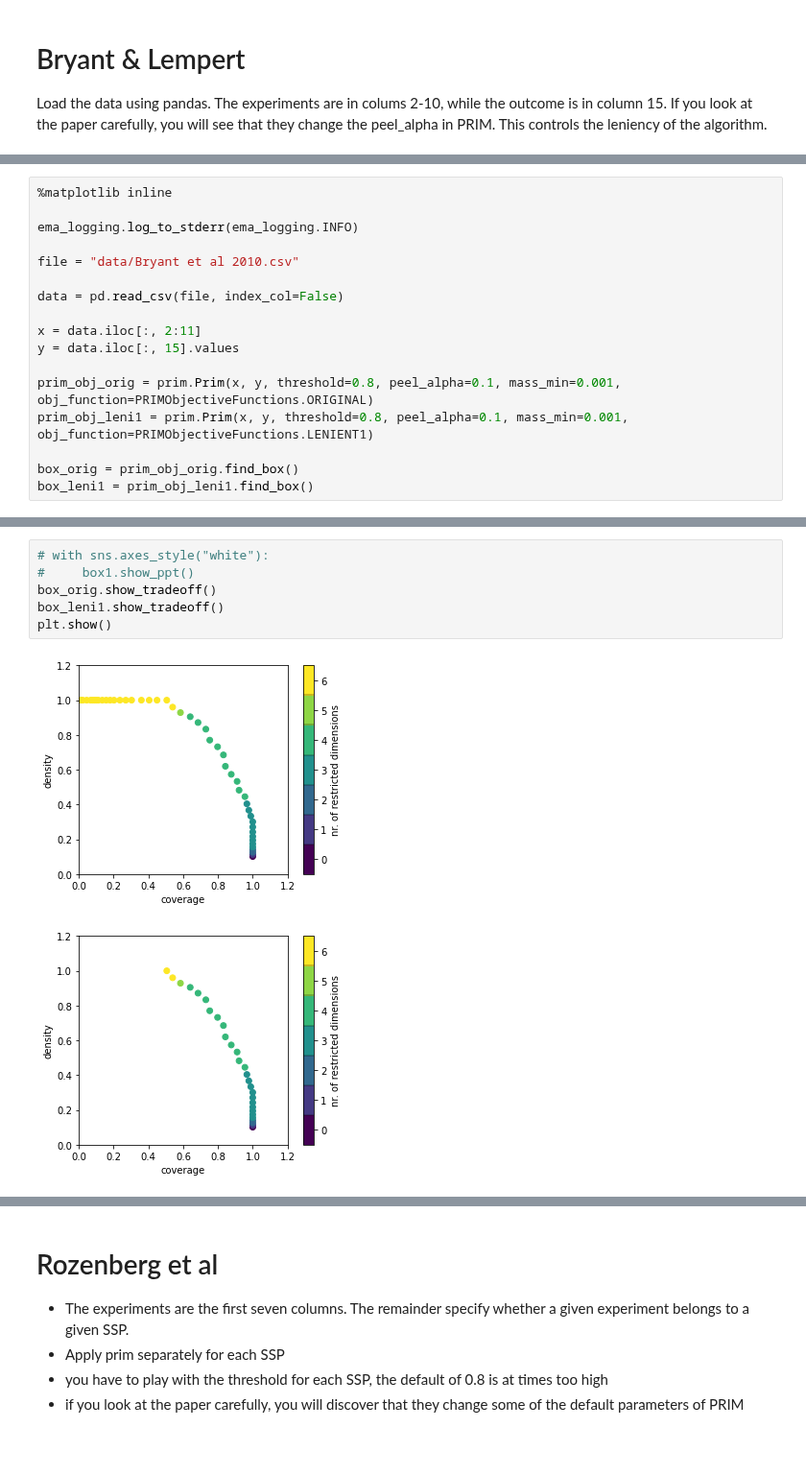
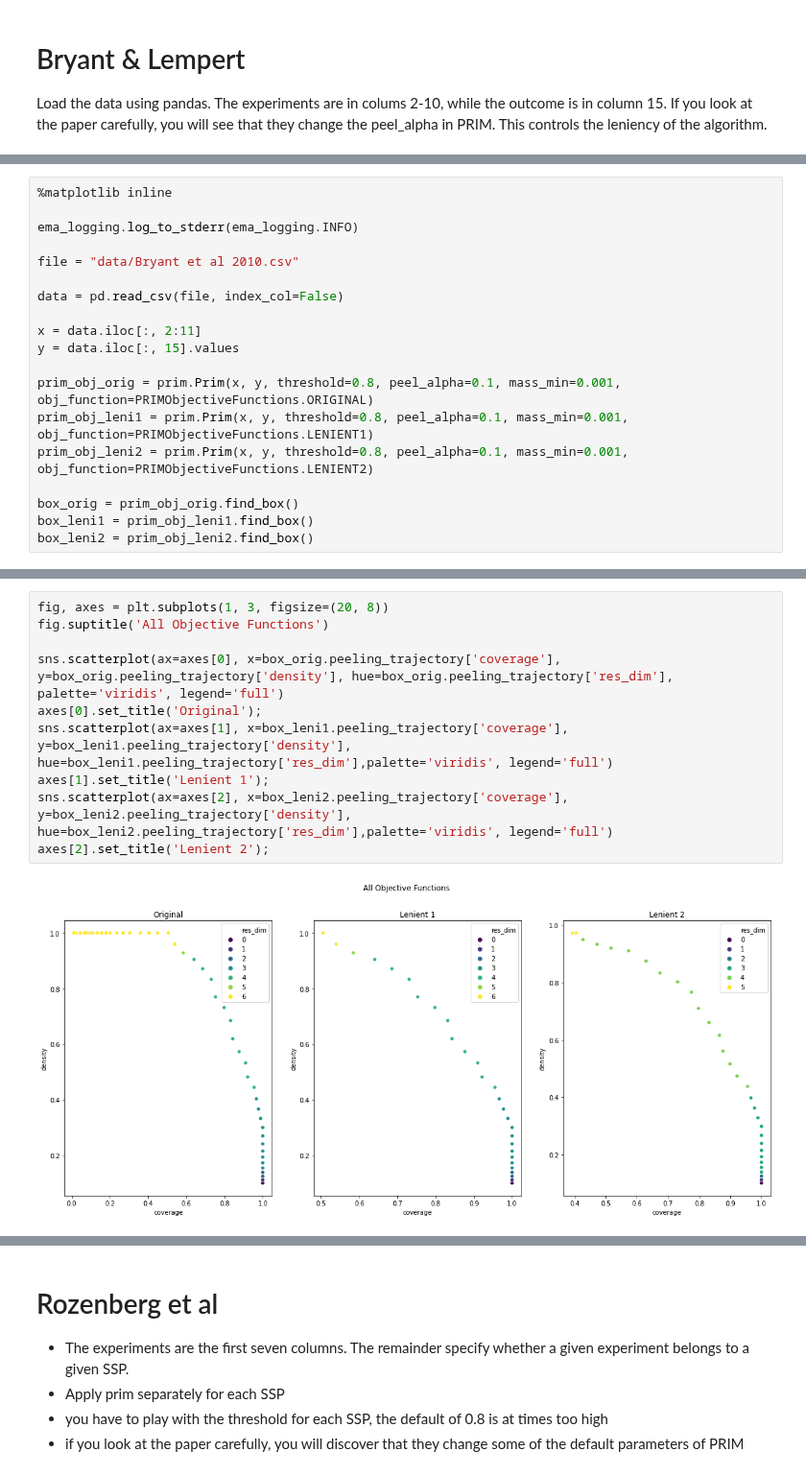
Before and after one commit to tamarvooijs/MBDM, a Jupyter notebook: Week 3-4 - vulnerability analysis/assignment 4 - scenario discovery.ipynb, the cells around one changed output, grey strips where cells are left out. Shown at 96% size. Saved outputs shown, nothing was run; the diff lists cells and outputs as text; blank space fills up the shorter version.

```diff
--- a/Week 3-4 - vulnerability analysis/assignment 4 - scenario discovery.ipynb
+++ b/Week 3-4 - vulnerability analysis/assignment 4 - scenario discovery.ipynb
@@ -31,9 +32,11 @@ y = data.iloc[:, 15].values
 
 prim_obj_orig = prim.Prim(x, y, threshold=0.8, peel_alpha=0.1, mass_min=0.001, obj_function=PRIMObjectiveFunctions.ORIGINAL)
 prim_obj_leni1 = prim.Prim(x, y, threshold=0.8, peel_alpha=0.1, mass_min=0.001, obj_function=PRIMObjectiveFunctions.LENIENT1)
+prim_obj_leni2 = prim.Prim(x, y, threshold=0.8, peel_alpha=0.1, mass_min=0.001, obj_function=PRIMObjectiveFunctions.LENIENT2)
 
 box_orig = prim_obj_orig.find_box()
 box_leni1 = prim_obj_leni1.find_box()
+box_leni2 = prim_obj_leni2.find_box()
 # %% [output]
 [MainProcess/INFO] 882 points remaining, containing 89 cases of interest
 [MainProcess/INFO] mean: 1.0, mass: 0.0011337868480725624, coverage: 0.011235955056179775, density: 1.0 restricted_dimensions: 6
@@ -42,12 +47,15 @@ box_leni1 = prim_obj_leni1.find_box()
-# %%
-# with sns.axes_style("white"):
-#     box1.show_ppt()
-box_orig.show_tradeoff()
-box_leni1.show_tradeoff()
-plt.show()
-# %% [output]
-[figure, removed]
-[figure, removed]
+# %%
+fig, axes = plt.subplots(1, 3, figsize=(20, 8))
+fig.suptitle('All Objective Functions')
+
+sns.scatterplot(ax=axes[0], x=box_orig.peeling_trajectory['coverage'], y=box_orig.peeling_trajectory['density'], hue=box_orig.peeling_trajectory['res_dim'], palette='viridis', legend='full')
+axes[0].set_title('Original');
+sns.scatterplot(ax=axes[1], x=box_leni1.peeling_trajectory['coverage'], y=box_leni1.peeling_trajectory['density'], hue=box_leni1.peeling_trajectory['res_dim'],palette='viridis', legend='full')
+axes[1].set_title('Lenient 1');
+sns.scatterplot(ax=axes[2], x=box_leni2.peeling_trajectory['coverage'], y=box_leni2.peeling_trajectory['density'], hue=box_leni2.peeling_trajectory['res_dim'],palette='viridis', legend='full')
+axes[2].set_title('Lenient 2');
+# %% [output]
+[figure, added]
 # %%
 # 21st box with orginal prim algorithm
 box_orig.inspect(21)
```
Also changed, not shown: parts of 34 cells of this notebook.
